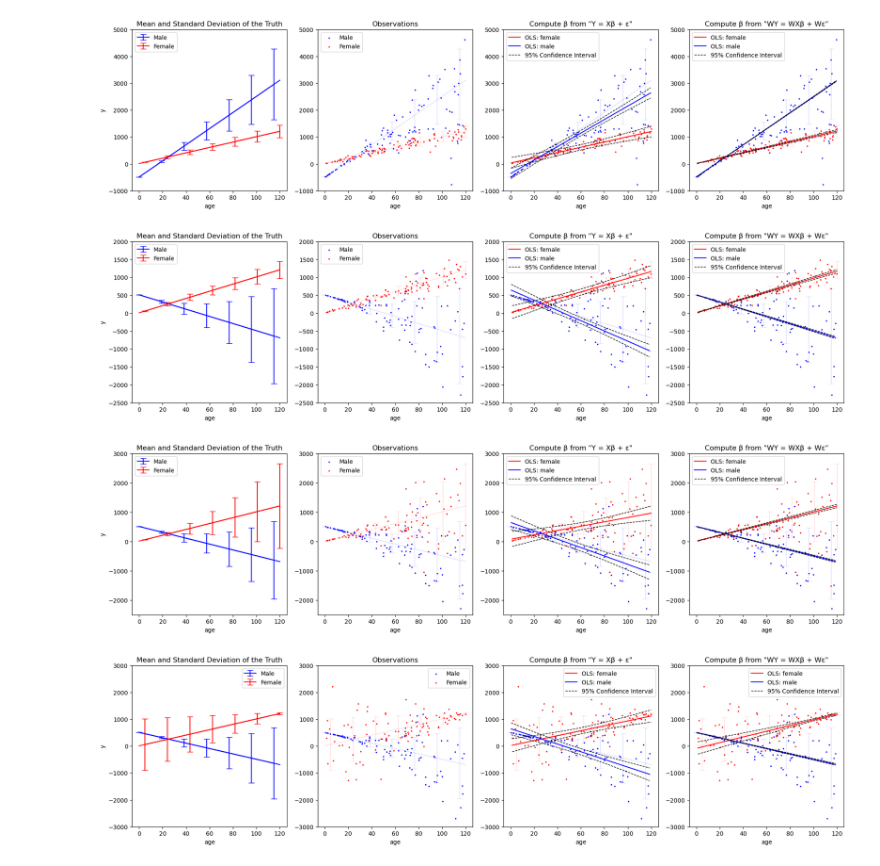
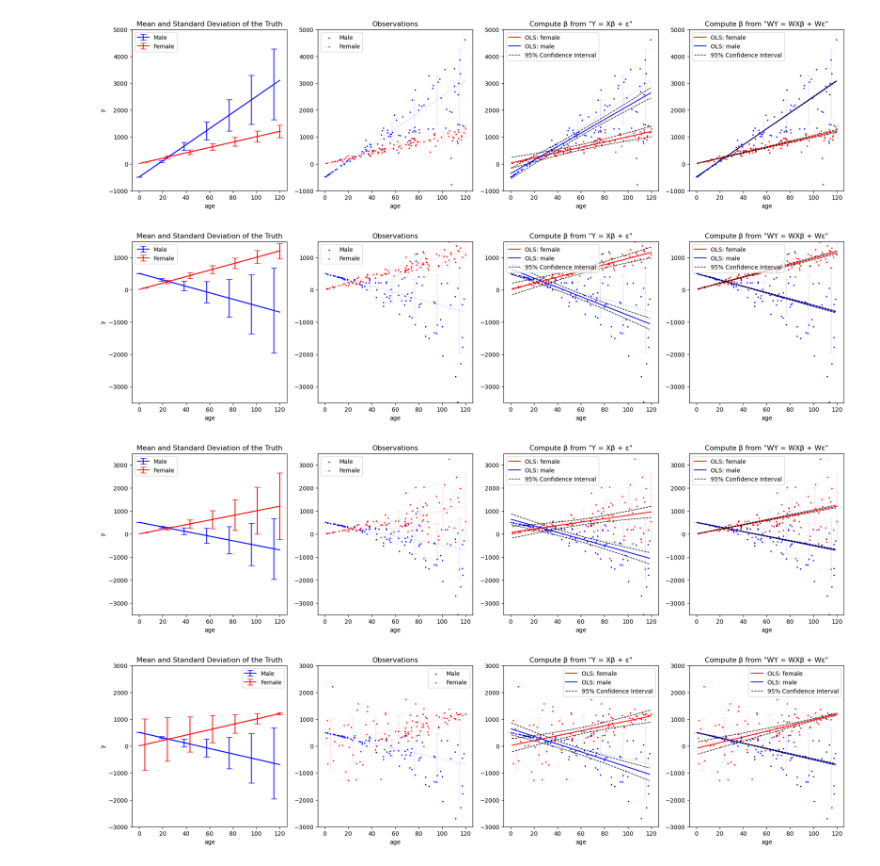
Before and after one commit to MASILab/Variance-Aging-Diffusion, a Jupyter notebook: Experiments/heteroskedasticity_vs_homoskedasticity_v2.ipynb, the cells around one changed output. Drawn from its saved outputs; the diff is of its cells as text; code cells hidden in the pictures.

Commit message:
auto ylim

```diff
--- a/Experiments/heteroskedasticity_vs_homoskedasticity_v2.ipynb
+++ b/Experiments/heteroskedasticity_vs_homoskedasticity_v2.ipynb
@@ -65,11 +65,10 @@ axes[0].plot(x_male, y_male, color='b')
 axes[0].plot(x_female, y_female, color='r')
 axes[0].errorbar(x_male_err, y_male_err, yerr=yerr_male, fmt='-b', capsize=5, label='Male')
 axes[0].errorbar(x_female_err, y_female_err, yerr=yerr_female, fmt='-r', capsize=5, label='Female')
-axes[0].set_ylim(bottom=-1000, top=5000)
 axes[0].set_title('Mean and Standard Deviation of the Truth')
 axes[0].set_ylabel('y')
 axes[0].set_xlabel('age')
-axes[0].legend(loc='upper left')
+axes[0].legend()
 
 # Subplot-2: Observations
 for axid in [1,2,3]:
@@ -77,12 +76,11 @@ for axid in [1,2,3]:
     axes[axid].plot(x_female, y_female, color='r', alpha=0.1)
     axes[axid].errorbar(x_male_err, y_male_err, yerr=yerr_male, fmt='b.', markersize=0, capsize=5, alpha=0.1)
     axes[axid].errorbar(x_female_err, y_female_err, yerr=yerr_female, fmt='r.', markersize=0, capsize=5, alpha=0.1)
-    axes[axid].set_ylim(bottom=-1000, top=5000)
 
     if axid == 1:
         axes[axid].scatter(X[0:100,1], Y[0:100], s=2, c = 'b', label='Male')
         axes[axid].scatter(X[100:,1], Y[100:], s=2, c = 'r', label='Female')
-        axes[axid].legend(loc='upper left')
+        axes[axid].legend()
         axes[axid].set_title('Observations')
     else:
         axes[axid].scatter(X[0:100,1], Y[0:100], s=2, c = 'b')
@@ -109,7 +107,7 @@ axes[2].plot(age_sorted[sex_sorted==0], predict_ci_low_sorted[sex_sorted==0], 'k
 axes[2].plot(age_sorted[sex_sorted==0], predict_ci_upp_sorted[sex_sorted==0], 'k--', linewidth=1)
 axes[2].plot(age_sorted[sex_sorted==1], predict_ci_low_sorted[sex_sorted==1], 'k--', linewidth=1)
 axes[2].plot(age_sorted[sex_sorted==1], predict_ci_upp_sorted[sex_sorted==1], 'k--', linewidth=1)
-axes[2].legend(loc='upper left')
+axes[2].legend()
 axes[2].set_title('Compute β from "Y = Xβ + ε"')
 
 # Subplot-4: OLS with W
@@ -133,8 +131,14 @@ axes[3].plot(age_sorted[sex_sorted==0], predict_ci_low_sorted[sex_sorted==0], 'k
 axes[3].plot(age_sorted[sex_sorted==0], predict_ci_upp_sorted[sex_sorted==0], 'k--', linewidth=1)
 axes[3].plot(age_sorted[sex_sorted==1], predict_ci_low_sorted[sex_sorted==1], 'k--', linewidth=1)
 axes[3].plot(age_sorted[sex_sorted==1], predict_ci_upp_sorted[sex_sorted==1], 'k--', linewidth=1)
-axes[3].legend(loc='upper left')
+axes[3].legend()
 axes[3].set_title('Compute β from "WY = WXβ + Wε"')
+
+# Uniform ylim
+top = np.ceil(np.max(Y)/500)*500
+bot = np.floor(np.min(Y)/500)*500
+for axid in [0,1,2,3]:
+    axes[axid].set_ylim(bottom=bot, top=top)
 
 # Save fig
 fig.savefig("/home/local/VANDERBILT/gaoc11/Projects/Variance-Aging-Diffusion/Figure/OLS_simulation/202304042037/{0}.png".format(seed), bbox_inches='tight')
@@ -186,11 +190,10 @@ axes[0].plot(x_male, y_male, color='b')
 axes[0].plot(x_female, y_female, color='r')
 axes[0].errorbar(x_male_err, y_male_err, yerr=yerr_male, fmt='-b', capsize=5, label='Male')
 axes[0].errorbar(x_female_err, y_female_err, yerr=yerr_female, fmt='-r', capsize=5, label='Female')
-axes[0].set_ylim(bottom=-2500, top=2000)
 axes[0].set_title('Mean and Standard Deviation of the Truth')
 axes[0].set_ylabel('y')
 axes[0].set_xlabel('age')
-axes[0].legend(loc='upper left')
+axes[0].legend()
 
 # Subplot-2: Observations
 for axid in [1,2,3]:
@@ -198,12 +201,11 @@ for axid in [1,2,3]:
     axes[axid].plot(x_female, y_female, color='r', alpha=0.1)
     axes[axid].errorbar(x_male_err, y_male_err, yerr=yerr_male, fmt='b.', markersize=0, capsize=5, alpha=0.1)
     axes[axid].errorbar(x_female_err, y_female_err, yerr=yerr_female, fmt='r.', markersize=0, capsize=5, alpha=0.1)
-    axes[axid].set_ylim(bottom=-2500, top=2000)
 
     if axid == 1:
         axes[axid].scatter(X[0:100,1], Y[0:100], s=2, c = 'b', label='Male')
         axes[axid].scatter(X[100:,1], Y[100:], s=2, c = 'r', label='Female')
-        axes[axid].legend(loc='upper left')
+        axes[axid].legend()
         axes[axid].set_title('Observations')
     else:
         axes[axid].scatter(X[0:100,1], Y[0:100], s=2, c = 'b')
@@ -230,37 +232,43 @@ axes[2].plot(age_sorted[sex_sorted==0], predict_ci_low_sorted[sex_sorted==0], 'k
 axes[2].plot(age_sorted[sex_sorted==0], predict_ci_upp_sorted[sex_sorted==0], 'k--', linewidth=1)
 axes[2].plot(age_sorted[sex_sorted==1], predict_ci_low_sorted[sex_sorted==1], 'k--', linewidth=1)
 axes[2].plot(age_sorted[sex_sorted==1], predict_ci_upp_sorted[sex_sorted==1], 'k--', linewidth=1)
-axes[2].legend(loc='upper left')
+axes[2].legend()
 axes[2].set_title('Compute β from "Y = Xβ + ε"')
 
 # Subplot-4: OLS with W
 W_inv = np.linalg.inv(W)
 WY = np.matmul(W, Y)
 WX = np.matmul(W, X)
 results = sm.OLS(WY,WX).fit()
 st, dat, ss2 = summary_table(results, alpha=0.05)
 predict_ci_low, predict_ci_upp = dat[:, 4:6].T
 sorting = np.argsort(age)
 age_sorted = age[sorting]
 sex_sorted = sex[sorting]
 y_pred_sorted = np.matmul(W_inv, results.fittedvalues)[sorting]
 predict_ci_low_sorted = np.matmul(W_inv,predict_ci_low)[sorting]
 predict_ci_upp_sorted = np.matmul(W_inv,predict_ci_upp)[sorting]
 # Regression line
 axes[3].plot(age_sorted[sex_sorted==0], y_pred_sorted[sex_sorted==0], 'r-', label='OLS: female')
 axes[3].plot(age_sorted[sex_sorted==1], y_pred_sorted[sex_sorted==1], 'b-', label='OLS: male')
 # Confidence interval 95%
 axes[3].plot(age_sorted[sex_sorted==0], predict_ci_low_sorted[sex_sorted==0], 'k--', linewidth=1, label='95% Confidence Interval')
 axes[3].plot(age_sorted[sex_sorted==0], predict_ci_upp_sorted[sex_sorted==0], 'k--', linewidth=1)
 axes[3].plot(age_sorted[sex_sorted==1], predict_ci_low_sorted[sex_sorted==1], 'k--', linewidth=1)
 axes[3].plot(age_sorted[sex_sorted==1], predict_ci_upp_sorted[sex_sorted==1], 'k--', linewidth=1)
-axes[3].legend(loc='upper left')
+axes[3].legend()
 axes[3].set_title('Compute β from "WY = WXβ + Wε"')
+
+# Uniform ylim
+top = np.ceil(np.max(Y)/500)*500
+bot = np.floor(np.min(Y)/500)*500
+for axid in [0,1,2,3]:
+    axes[axid].set_ylim(bottom=bot, top=top)
 
 # Save fig
 fig.savefig("/home/local/VANDERBILT/gaoc11/Projects/Variance-Aging-Diffusion/Figure/OLS_simulation/202304042045/{0}.png".format(seed), bbox_inches='tight')
 # %% [output]
-[figure, old version]
+[figure, new version]
 # %%
 seed=0
 
@@ -308,11 +316,10 @@ axes[0].plot(x_male, y_male, color='b')
 axes[0].plot(x_female, y_female, color='r')
 axes[0].errorbar(x_male_err, y_male_err, yerr=yerr_male, fmt='-b', capsize=5, label='Male')
 axes[0].errorbar(x_female_err, y_female_err, yerr=yerr_female, fmt='-r', capsize=5, label='Female')
-axes[0].set_ylim(bottom=-2500, top=3000)
 axes[0].set_title('Mean and Standard Deviation of the Truth')
 axes[0].set_ylabel('y')
 axes[0].set_xlabel('age')
-axes[0].legend(loc='upper left')
+axes[0].legend()
 
 # Subplot-2: Observations
 for axid in [1,2,3]:
@@ -320,12 +327,11 @@ for axid in [1,2,3]:
     axes[axid].plot(x_female, y_female, color='r', alpha=0.1)
     axes[axid].errorbar(x_male_err, y_male_err, yerr=yerr_male, fmt='b.', markersize=0, capsize=5, alpha=0.1)
     axes[axid].errorbar(x_female_err, y_female_err, yerr=yerr_female, fmt='r.', markersize=0, capsize=5, alpha=0.1)
-    axes[axid].set_ylim(bottom=-2500, top=3000)
 
     if axid == 1:
         axes[axid].scatter(X[0:100,1], Y[0:100], s=2, c = 'b', label='Male')
         axes[axid].scatter(X[100:,1], Y[100:], s=2, c = 'r', label='Female')
-        axes[axid].legend(loc='upper left')
+        axes[axid].legend()
         axes[axid].set_title('Observations')
     else:
         axes[axid].scatter(X[0:100,1], Y[0:100], s=2, c = 'b')
@@ -352,7 +358,7 @@ axes[2].plot(age_sorted[sex_sorted==0], predict_ci_low_sorted[sex_sorted==0], 'k
 axes[2].plot(age_sorted[sex_sorted==0], predict_ci_upp_sorted[sex_sorted==0], 'k--', linewidth=1)
 axes[2].plot(age_sorted[sex_sorted==1], predict_ci_low_sorted[sex_sorted==1], 'k--', linewidth=1)
 axes[2].plot(age_sorted[sex_sorted==1], predict_ci_upp_sorted[sex_sorted==1], 'k--', linewidth=1)
-axes[2].legend(loc='upper left')
+axes[2].legend()
 axes[2].set_title('Compute β from "Y = Xβ + ε"')
 
 # Subplot-4: OLS with W
@@ -376,13 +382,19 @@ axes[3].plot(age_sorted[sex_sorted==0], predict_ci_low_sorted[sex_sorted==0], 'k
 axes[3].plot(age_sorted[sex_sorted==0], predict_ci_upp_sorted[sex_sorted==0], 'k--', linewidth=1)
 axes[3].plot(age_sorted[sex_sorted==1], predict_ci_low_sorted[sex_sorted==1], 'k--', linewidth=1)
 axes[3].plot(age_sorted[sex_sorted==1], predict_ci_upp_sorted[sex_sorted==1], 'k--', linewidth=1)
-axes[3].legend(loc='upper left')
+axes[3].legend()
 axes[3].set_title('Compute β from "WY = WXβ + Wε"')
+
+# Uniform ylim
+top = np.ceil(np.max(Y)/500)*500
+bot = np.floor(np.min(Y)/500)*500
+for axid in [0,1,2,3]:
+    axes[axid].set_ylim(bottom=bot, top=top)
 
 # Save fig
 fig.savefig("/home/local/VANDERBILT/gaoc11/Projects/Variance-Aging-Diffusion/Figure/OLS_simulation/202304042057/{0}.png".format(seed), bbox_inches='tight')
 # %% [output]
-[figure, old version]
+[figure, new version]
 # %%
 seed=0
 np.random.seed(seed)
```
Also changed, not shown: parts of 3 cells of this notebook.
